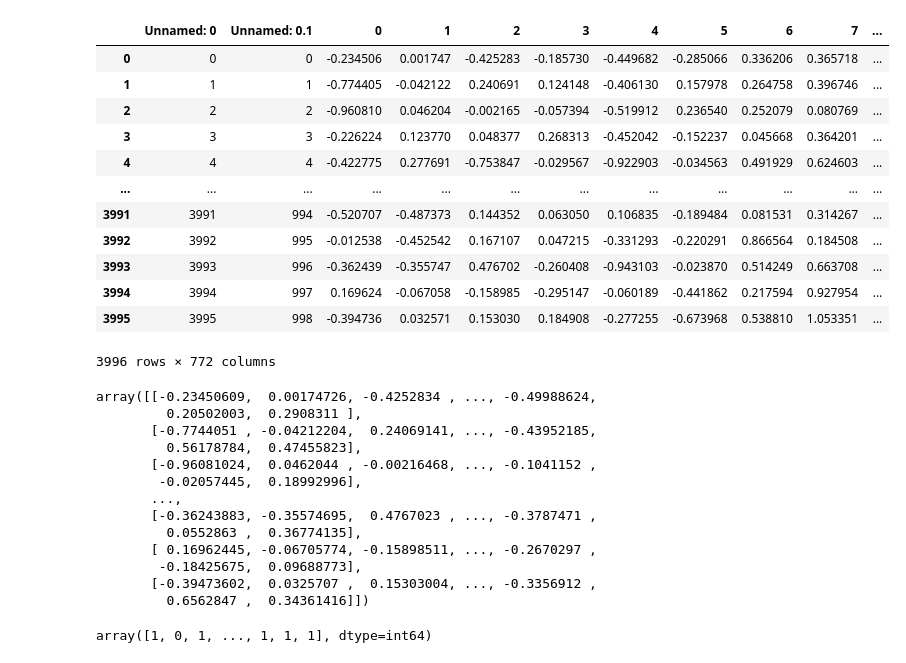
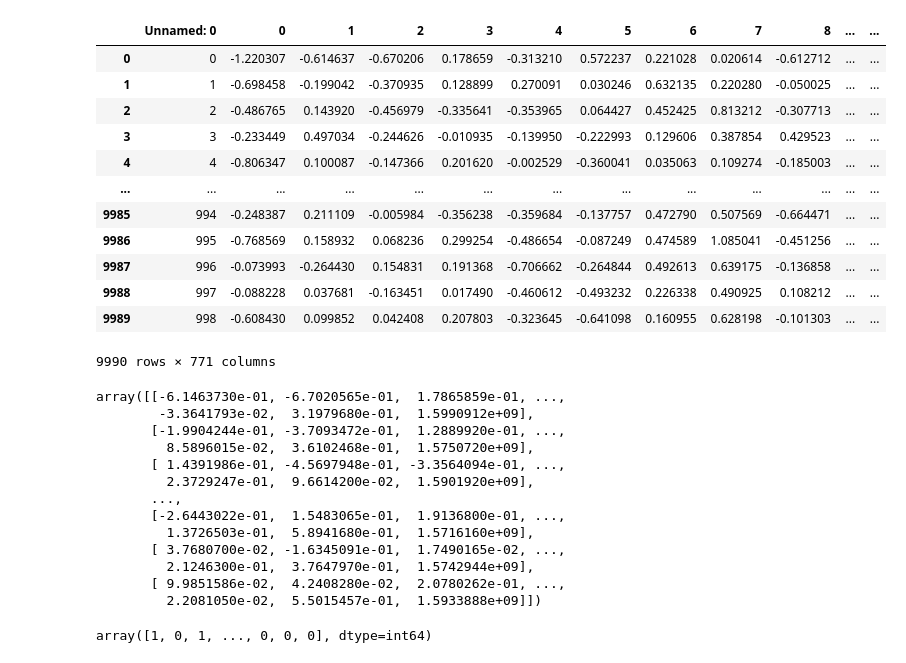
Before and after one commit to MasterElp/project1, a Jupyter notebook: 8_fit_predict.ipynb, the cells around one changed output. Drawn from its saved outputs; the diff is of its cells as text; code cells hidden in the pictures.

```diff
--- a/8_fit_predict.ipynb
+++ b/8_fit_predict.ipynb
@@ -139,42 +211,42 @@ plt.show()
 # %%
-test = pd.read_csv(f'{folder}/set_1.csv')
+test = pd.read_csv(f'{folder}/cls_direct30_19.csv')
 test
 # %% [output]
-|  | Unnamed: 0 | Unnamed: 0.1 | 0 | 1 | 2 | 3 | 4 | 5 | 6 | 7 | ... |
-| 0 | 0 | 0 | -0.234506 | 0.001747 | -0.425283 | -0.185730 | -0.449682 | -0.285066 | 0.336206 | 0.365718 | ... |
-| 1 | 1 | 1 | -0.774405 | -0.042122 | 0.240691 | 0.124148 | -0.406130 | 0.157978 | 0.264758 | 0.396746 | ... |
-| 2 | 2 | 2 | -0.960810 | 0.046204 | -0.002165 | -0.057394 | -0.519912 | 0.236540 | 0.252079 | 0.080769 | ... |
-| 3 | 3 | 3 | -0.226224 | 0.123770 | 0.048377 | 0.268313 | -0.452042 | -0.152237 | 0.045668 | 0.364201 | ... |
-| 4 | 4 | 4 | -0.422775 | 0.277691 | -0.753847 | -0.029567 | -0.922903 | -0.034563 | 0.491929 | 0.624603 | ... |
-| ... | ... | ... | ... | ... | ... | ... | ... | ... | ... | ... | ... |
-| 3991 | 3991 | 994 | -0.520707 | -0.487373 | 0.144352 | 0.063050 | 0.106835 | -0.189484 | 0.081531 | 0.314267 | ... |
-| 3992 | 3992 | 995 | -0.012538 | -0.452542 | 0.167107 | 0.047215 | -0.331293 | -0.220291 | 0.866564 | 0.184508 | ... |
-| 3993 | 3993 | 996 | -0.362439 | -0.355747 | 0.476702 | -0.260408 | -0.943103 | -0.023870 | 0.514249 | 0.663708 | ... |
-| 3994 | 3994 | 997 | 0.169624 | -0.067058 | -0.158985 | -0.295147 | -0.060189 | -0.441862 | 0.217594 | 0.927954 | ... |
-| 3995 | 3995 | 998 | -0.394736 | 0.032571 | 0.153030 | 0.184908 | -0.277255 | -0.673968 | 0.538810 | 1.053351 | ... |
+|  | Unnamed: 0 | 0 | 1 | 2 | 3 | 4 | 5 | 6 | 7 | 8 | ... | ... |
+| 0 | 0 | -1.220307 | -0.614637 | -0.670206 | 0.178659 | -0.313210 | 0.572237 | 0.221028 | 0.020614 | -0.612712 | ... | ... |
+| 1 | 1 | -0.698458 | -0.199042 | -0.370935 | 0.128899 | 0.270091 | 0.030246 | 0.632135 | 0.220280 | -0.050025 | ... | ... |
+| 2 | 2 | -0.486765 | 0.143920 | -0.456979 | -0.335641 | -0.353965 | 0.064427 | 0.452425 | 0.813212 | -0.307713 | ... | ... |
+| 3 | 3 | -0.233449 | 0.497034 | -0.244626 | -0.010935 | -0.139950 | -0.222993 | 0.129606 | 0.387854 | 0.429523 | ... | ... |
+| 4 | 4 | -0.806347 | 0.100087 | -0.147366 | 0.201620 | -0.002529 | -0.360041 | 0.035063 | 0.109274 | -0.185003 | ... | ... |
+| ... | ... | ... | ... | ... | ... | ... | ... | ... | ... | ... | ... | ... |
+| 9985 | 994 | -0.248387 | 0.211109 | -0.005984 | -0.356238 | -0.359684 | -0.137757 | 0.472790 | 0.507569 | -0.664471 | ... | ... |
+| 9986 | 995 | -0.768569 | 0.158932 | 0.068236 | 0.299254 | -0.486654 | -0.087249 | 0.474589 | 1.085041 | -0.451256 | ... | ... |
+| 9987 | 996 | -0.073993 | -0.264430 | 0.154831 | 0.191368 | -0.706662 | -0.264844 | 0.492613 | 0.639175 | -0.136858 | ... | ... |
+| 9988 | 997 | -0.088228 | 0.037681 | -0.163451 | 0.017490 | -0.460612 | -0.493232 | 0.226338 | 0.490925 | 0.108212 | ... | ... |
+| 9989 | 998 | -0.608430 | 0.099852 | 0.042408 | 0.207803 | -0.323645 | -0.641098 | 0.160955 | 0.628198 | -0.101303 | ... | ... |
-3996 rows × 772 columns
+9990 rows × 771 columns
 # %%
 x_test = np.array(test.iloc[:,2:770])
 x_test
 # %% [output]
-array([[-0.23450609,  0.00174726, -0.4252834 , ..., -0.49988624,
-         0.20502003,  0.2908311 ],
-       [-0.7744051 , -0.04212204,  0.24069141, ..., -0.43952185,
-         0.56178784,  0.47455823],
-       [-0.96081024,  0.0462044 , -0.00216468, ..., -0.1041152 ,
-        -0.02057445,  0.18992996],
+array([[-6.1463730e-01, -6.7020565e-01,  1.7865859e-01, ...,
+        -3.3641793e-02,  3.1979680e-01,  1.5990912e+09],
+       [-1.9904244e-01, -3.7093472e-01,  1.2889920e-01, ...,
+         8.5896015e-02,  3.6102468e-01,  1.5750720e+09],
+       [ 1.4391986e-01, -4.5697948e-01, -3.3564094e-01, ...,
+         2.3729247e-01,  9.6614200e-02,  1.5901920e+09],
        ...,
-       [-0.36243883, -0.35574695,  0.4767023 , ..., -0.3787471 ,
-         0.0552863 ,  0.36774135],
-       [ 0.16962445, -0.06705774, -0.15898511, ..., -0.2670297 ,
-        -0.18425675,  0.09688773],
-       [-0.39473602,  0.0325707 ,  0.15303004, ..., -0.3356912 ,
-         0.6562847 ,  0.34361416]])
+       [-2.6443022e-01,  1.5483065e-01,  1.9136800e-01, ...,
+         1.3726503e-01,  5.8941680e-01,  1.5716160e+09],
+       [ 3.7680700e-02, -1.6345091e-01,  1.7490165e-02, ...,
+         2.1246300e-01,  3.7647970e-01,  1.5742944e+09],
+       [ 9.9851586e-02,  4.2408280e-02,  2.0780262e-01, ...,
+         2.2081050e-02,  5.5015457e-01,  1.5933888e+09]])
-# %%
-y_test = np.array(test['direct'])
-y_test
-# %% [output]
-array([1, 0, 1, ..., 1, 1, 1], dtype=int64)
+# %%
+y_test = np.array(test['direct'])
+y_test
+# %% [output]
+array([1, 0, 1, ..., 0, 0, 0], dtype=int64)
 # %%
 results = model.evaluate(x_test, y_test)
 print(results)
```
Also changed, not shown: parts of 34 cells of this notebook, 9 other files.
